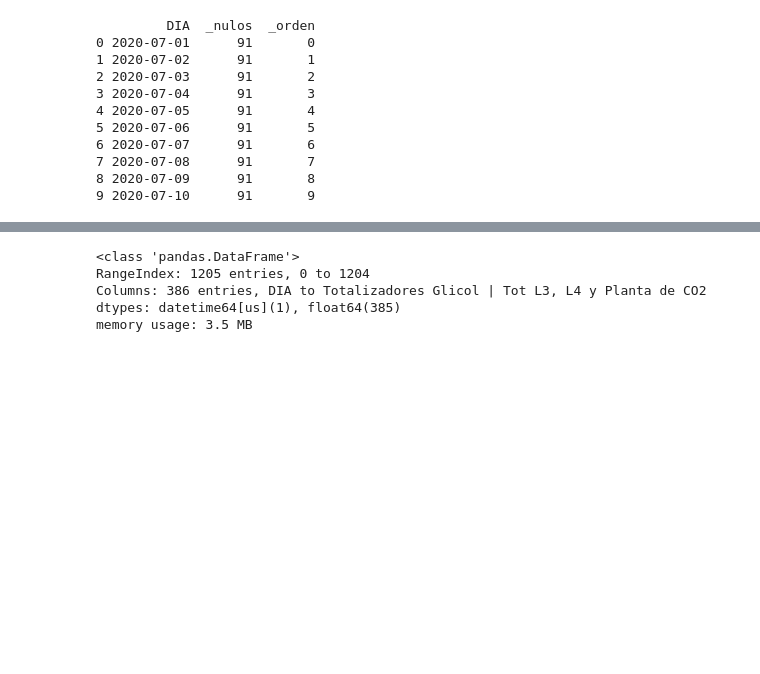
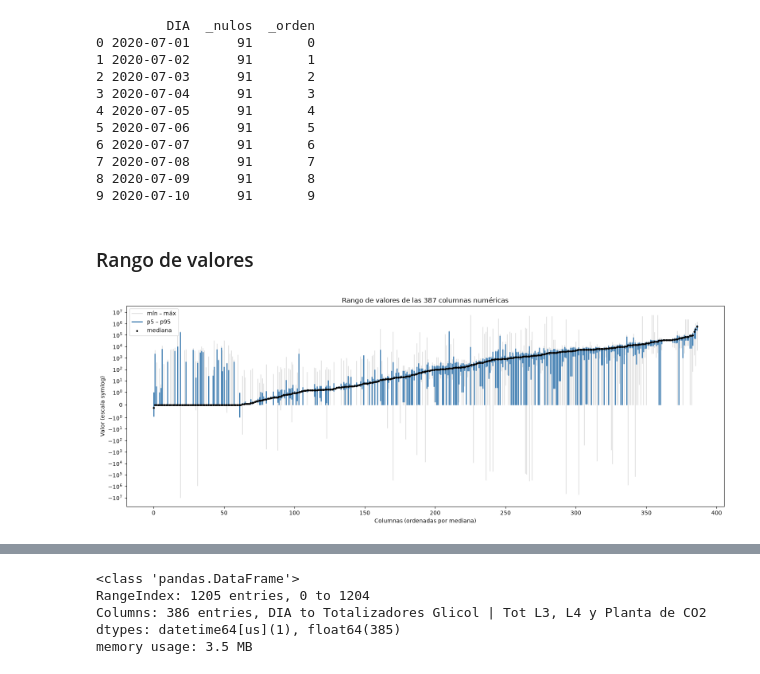
Before and after one commit to Marcjun/Cerveceria-LabDatosII, a Jupyter notebook: notebooks/eda.ipynb, the cells around one changed output, grey strips where cells are left out. Drawn from its saved outputs; the diff is of its cells as text; code cells hidden in the pictures; blank space fills up the shorter version.

```diff
--- a/notebooks/eda.ipynb
+++ b/notebooks/eda.ipynb
@@ -477,3 +481,35 @@ assert len(df_unido) == df_dup["DIA"].nunique()
 7 2020-07-08      91       7
 8 2020-07-09      91       8
 9 2020-07-10      91       9
+# %% [markdown]
+### Rango de valores
+# %%
+cols_num = [c for c in df_unido.columns if c not in ("DIA", "imputado", "target_imputado")]
+X = df_unido[cols_num].astype(float)
+# Resumen por columna
+r = pd.DataFrame({
+    "min": X.min(),
+    "p5":  X.quantile(0.05),
+    "mediana": X.median(),
+    "p95": X.quantile(0.95),
+    "max": X.max(),
+}).dropna()
+
+# Escala simétrica-log para poder mostrar ceros y negativos
+r = r.sort_values("mediana").reset_index()
+x = np.arange(len(r))
+
+fig, ax = plt.subplots(figsize=(16, 6))
+ax.vlines(x, r["min"], r["max"], color="lightgray", lw=1, label="mín – máx")
+ax.vlines(x, r["p5"], r["p95"], color="steelblue", lw=2, label="p5 – p95")
+ax.scatter(x, r["mediana"], color="black", s=6, zorder=3, label="mediana")
+
+ax.set_yscale("symlog", linthresh=1)
+ax.set_xlabel("Columnas (ordenadas por mediana)")
+ax.set_ylabel("Valor (escala symlog)")
+ax.set_title(f"Rango de valores de las {len(r)} columnas numéricas")
+ax.legend()
+plt.tight_layout()
+plt.show()
+# %% [output]
+[figure, added]
```
Also changed, not shown: parts of 19 cells of this notebook.
